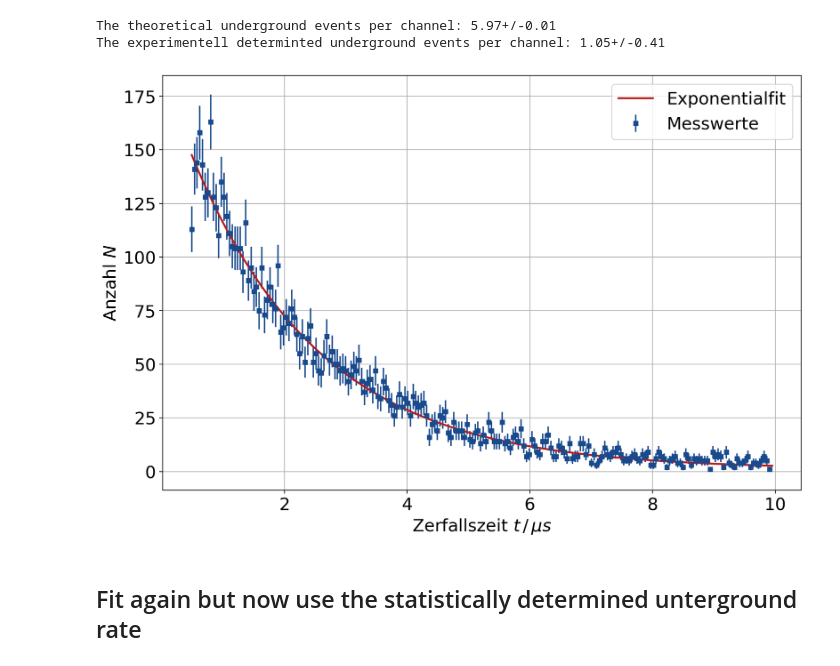
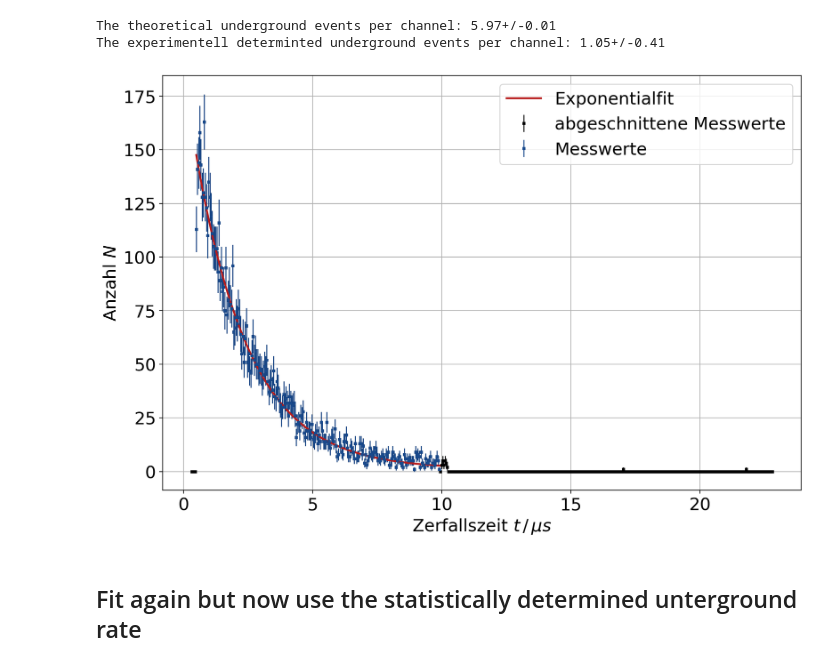
Before and after one commit to SamGTex/FP_Master_WS22-23, a Jupyter notebook: V01_Kosmische_Myonen/python/main.ipynb, the cells around one changed output. Saved outputs shown, nothing was run; the diff lists cells and outputs as text; code cells hidden in the pictures.

```diff
--- a/V01_Kosmische_Myonen/python/main.ipynb
+++ b/V01_Kosmische_Myonen/python/main.ipynb
@@ -311,17 +311,19 @@ The theoretical underground events per channel: 5.97+/-0.01
 The experimentell determinted underground events per channel: 1.05+/-0.41
 # %%
 plt.figure(figsize=(12,8), dpi=200)
-plt.errorbar(df['t'][ch_i:ch_f], df['counts'][ch_i:ch_f], yerr=df['err'][ch_i:ch_f].to_numpy(), linestyle='', marker='s', markersize=4, linewidth=1.5, color='#194a8d', label='Messwerte')
+
+plt.errorbar(df['t'], df['counts'], yerr=df['err'].to_numpy(), linestyle='', marker='s', markersize=2, linewidth=1, color='black', label='abgeschnittene Messwerte')
+plt.errorbar(df['t'][ch_i:ch_f], df['counts'][ch_i:ch_f], yerr=df['err'][ch_i:ch_f].to_numpy(), linestyle='', marker='s', markersize=2, linewidth=1, color='#194a8d', label='Messwerte')
 plt.plot(lin_exp, N_func(lin_exp,*param_exp), color='#b71c1c', linewidth=2, label='Exponentialfit')
 
 plt.xlabel(r'Zerfallszeit $t \,/\, \mu s$')
 plt.ylabel(r'Anzahl $N$')
 plt.grid()
 plt.legend()
 plt.savefig('../content/plots/lifetime.pdf')
 plt.show()
 # %% [output]
-[figure, old version]
+[figure, new version]
 # %% [markdown]
 ## Fit again but now use the statistically determined unterground rate
 # %%
```
Also changed, not shown: 4 other files.
